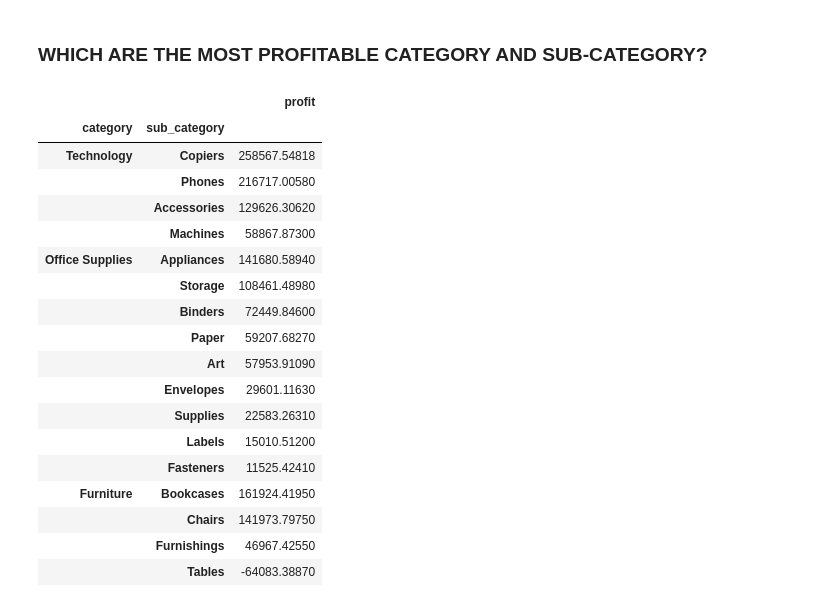
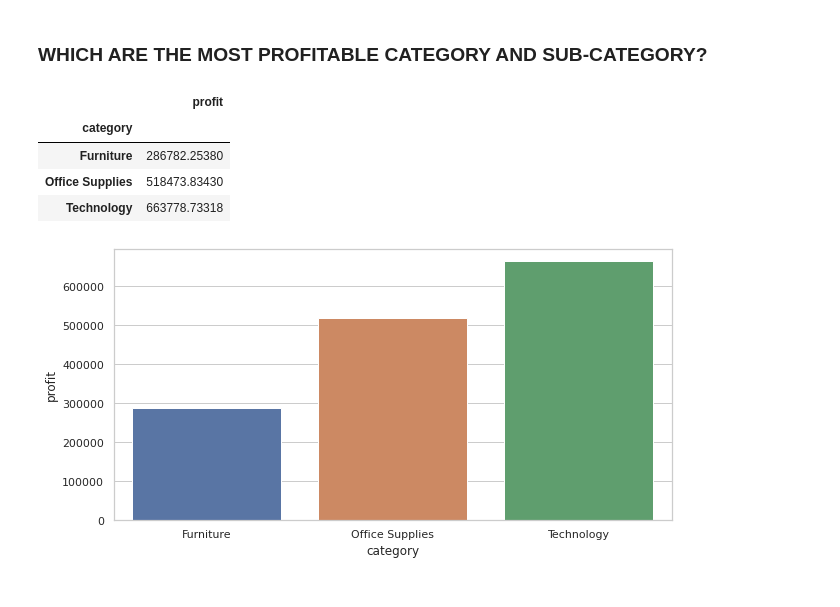
Before and after one commit to fajarslvn/data_analysis, a Jupyter notebook: superstore-sales-analysis/superstore.ipynb, the cells around one changed output. Drawn from its saved outputs; the diff is of its cells as text; code cells hidden in the pictures.

```diff
--- a/superstore-sales-analysis/superstore.ipynb
+++ b/superstore-sales-analysis/superstore.ipynb
@@ -159,25 +183,19 @@ plt.show()
 # %% [markdown]
 ### **WHICH ARE THE MOST PROFITABLE CATEGORY AND SUB-CATEGORY?**
 # %%
-most_profit_cat = pd.DataFrame(df.groupby(['category', 'sub_category']).sum()['profit'])
-most_profit_cat.sort_values(['category', 'profit'], ascending=False)
+most_profit_cat = pd.DataFrame(df.groupby('category').sum()['profit'])
+most_profit_cat.sort_values(by=['profit'], ascending=False)
+most_profit_cat
 # %% [output]
-|  |  | profit |
-| category | sub_category |  |
-| Technology | Copiers | 258567.54818 |
-|  | Phones | 216717.00580 |
-|  | Accessories | 129626.30620 |
-|  | Machines | 58867.87300 |
-| Office Supplies | Appliances | 141680.58940 |
-|  | Storage | 108461.48980 |
-|  | Binders | 72449.84600 |
-|  | Paper | 59207.68270 |
-|  | Art | 57953.91090 |
-|  | Envelopes | 29601.11630 |
-|  | Supplies | 22583.26310 |
-|  | Labels | 15010.51200 |
-|  | Fasteners | 11525.42410 |
-| Furniture | Bookcases | 161924.41950 |
-|  | Chairs | 141973.79750 |
-|  | Furnishings | 46967.42550 |
-|  | Tables | -64083.38870 |
+|  | profit |
+| category |  |
+| Furniture | 286782.25380 |
+| Office Supplies | 518473.83430 |
+| Technology | 663778.73318 |
+# %%
+plt.figure(figsize=(10, 5))
+sns.set_theme(style="whitegrid")
+sns.barplot(x=most_profit_cat.index, y=most_profit_cat['profit'], data=most_profit_cat)
+plt.show()
+# %% [output]
+[figure, added]
```
Also changed, not shown: parts of 12 cells of this notebook, 1 other file.
